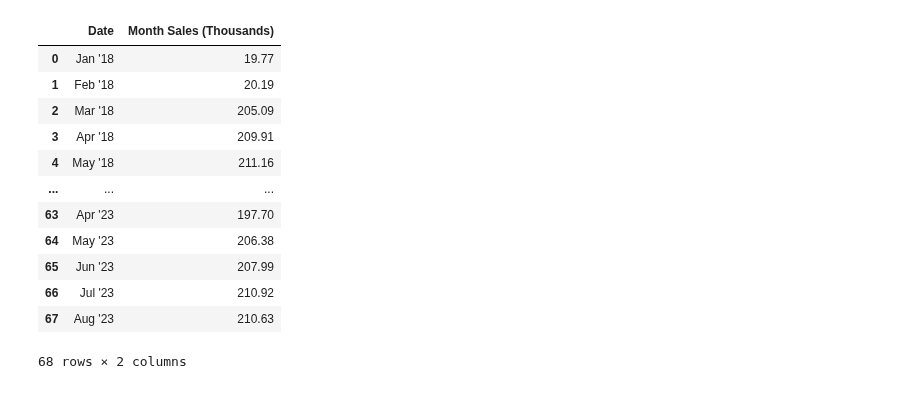
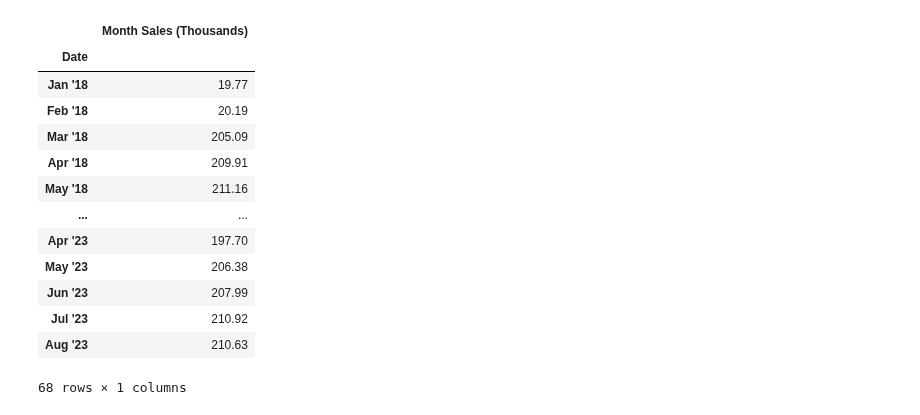
Before and after one commit to AleMori22/Project_1_repo, a Jupyter notebook: Drink Place Plot.ipynb, the cells around one changed output. Drawn from its saved outputs; the diff is of its cells as text; code cells hidden in the pictures.

```diff
--- a/Drink Place Plot.ipynb
+++ b/Drink Place Plot.ipynb
@@ -8,21 +8,22 @@ from pprint import pprint
 # %%
 # Save file path to variable
 drink_csv = Path("Resources/Drinking Stat - Copy.csv")
 
 # Read with Pandas
 drink_df = pd.read_csv(drink_csv)
-drink_df
+drink_df.set_index("Date")
 # %% [output]
-|  | Date | Month Sales (Thousands) |
-| 0 | Jan '18 | 19.77 |
-| 1 | Feb '18 | 20.19 |
-| 2 | Mar '18 | 205.09 |
-| 3 | Apr '18 | 209.91 |
-| 4 | May '18 | 211.16 |
-| ... | ... | ... |
-| 63 | Apr '23 | 197.70 |
-| 64 | May '23 | 206.38 |
-| 65 | Jun '23 | 207.99 |
-| 66 | Jul '23 | 210.92 |
-| 67 | Aug '23 | 210.63 |
+|  | Month Sales (Thousands) |
+| Date |  |
+| Jan '18 | 19.77 |
+| Feb '18 | 20.19 |
+| Mar '18 | 205.09 |
+| Apr '18 | 209.91 |
+| May '18 | 211.16 |
+| ... | ... |
+| Apr '23 | 197.70 |
+| May '23 | 206.38 |
+| Jun '23 | 207.99 |
+| Jul '23 | 210.92 |
+| Aug '23 | 210.63 |
-68 rows × 2 columns
+68 rows × 1 columns
```
Also changed, not shown: parts of 4 cells of this notebook, 13 other files.
